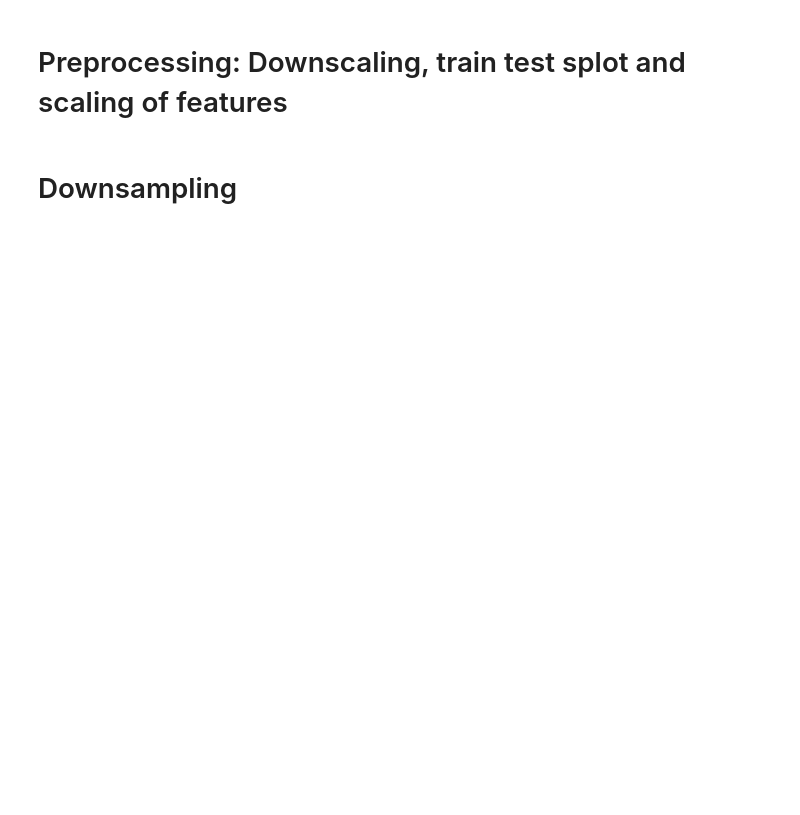
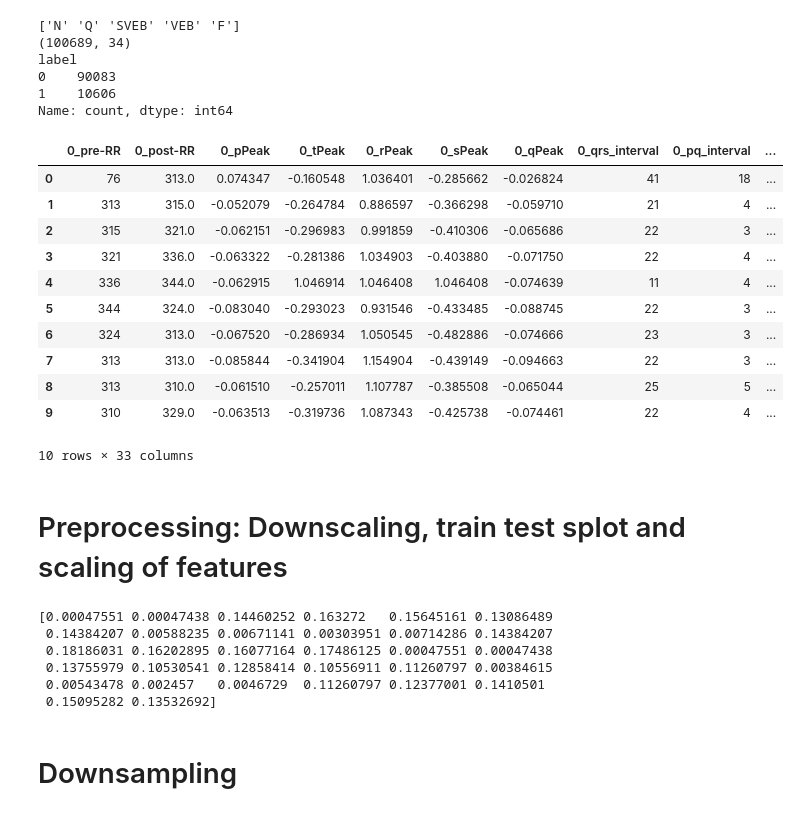
Before and after one commit to DataScientest-Studio/jan24_bds_int_atrial_fibrillation, a Jupyter notebook: notebooks/2.C_a-DeepLearning-MIT-BIH-Dataset.ipynb, the cells around one changed output. Drawn from its saved outputs; the diff is of its cells as text; code cells hidden in the pictures; blank space fills up the shorter version.

Commit message:
adding streamlit + adjustment post presentation

```diff
--- a/notebooks/2.C_a-DeepLearning-MIT-BIH-Dataset.ipynb
+++ b/notebooks/2.C_a-DeepLearning-MIT-BIH-Dataset.ipynb
@@ -43,21 +48,40 @@ print('Libraries imported successfully')
 # %%
 # Reading MIT-BIH Arrhythmia Dataset as an example
-df = pd.read_csv('/kaggle/input/MIT-BIH Arrhythmia Database.csv')
+df = pd.read_csv('MIT-BIH Arrhythmia Database.csv')
 
 unique_types = df['type'].unique()
 print(unique_types)
 print(df.shape)
 
 # Create binary target variable
 df['type'].value_counts()
 class_mapping_lambda = lambda x: 0 if x == 'N' else 1
 df['label'] = df['type'].apply(class_mapping_lambda)
 
 # Print the value counts of the new 'class' column
 print(df['label'].value_counts())
 df.drop(['type', 'record'], axis=1, inplace=True)
 
 df.head(10)
+# %% [output]
+['N' 'Q' 'SVEB' 'VEB' 'F']
+(100689, 34)
+label
+0    90083
+1    10606
+Name: count, dtype: int64
+|  | 0_pre-RR | 0_post-RR | 0_pPeak | 0_tPeak | 0_rPeak | 0_sPeak | 0_qPeak | 0_qrs_interval | 0_pq_interval | ... |
+| 0 | 76 | 313.0 | 0.074347 | -0.160548 | 1.036401 | -0.285662 | -0.026824 | 41 | 18 | ... |
+| 1 | 313 | 315.0 | -0.052079 | -0.264784 | 0.886597 | -0.366298 | -0.059710 | 21 | 4 | ... |
+| 2 | 315 | 321.0 | -0.062151 | -0.296983 | 0.991859 | -0.410306 | -0.065686 | 22 | 3 | ... |
+| 3 | 321 | 336.0 | -0.063322 | -0.281386 | 1.034903 | -0.403880 | -0.071750 | 22 | 4 | ... |
+| 4 | 336 | 344.0 | -0.062915 | 1.046914 | 1.046408 | 1.046408 | -0.074639 | 11 | 4 | ... |
+| 5 | 344 | 324.0 | -0.083040 | -0.293023 | 0.931546 | -0.433485 | -0.088745 | 22 | 3 | ... |
+| 6 | 324 | 313.0 | -0.067520 | -0.286934 | 1.050545 | -0.482886 | -0.074666 | 23 | 3 | ... |
+| 7 | 313 | 313.0 | -0.085844 | -0.341904 | 1.154904 | -0.439149 | -0.094663 | 22 | 3 | ... |
+| 8 | 313 | 310.0 | -0.061510 | -0.257011 | 1.107787 | -0.385508 | -0.065044 | 25 | 5 | ... |
+| 9 | 310 | 329.0 | -0.063513 | -0.319736 | 1.087343 | -0.425738 | -0.074461 | 22 | 4 | ... |
+10 rows × 33 columns
 # %% [markdown]
 # Preprocessing: Downscaling, train test splot and scaling of features
 # %%
@@ -78,6 +102,13 @@ X_train_scaled = scaler.fit_transform(X_train)
 X_test_scaled = scaler.transform(X_test)
 
 print(scaler.scale_)
+# %% [output]
+[0.00047551 0.00047438 0.14460252 0.163272   0.15645161 0.13086489
+ 0.14384207 0.00588235 0.00671141 0.00303951 0.00714286 0.14384207
+ 0.18186031 0.16202895 0.16077164 0.17486125 0.00047551 0.00047438
+ 0.13755979 0.10530541 0.12858414 0.10556911 0.11260797 0.00384615
+ 0.00543478 0.002457   0.0046729  0.11260797 0.12377001 0.1410501
+ 0.15095282 0.13532692]
 # %% [markdown]
 # Downsampling
 # %%
```
Also changed, not shown: parts of 3 cells of this notebook, 44 other files.
